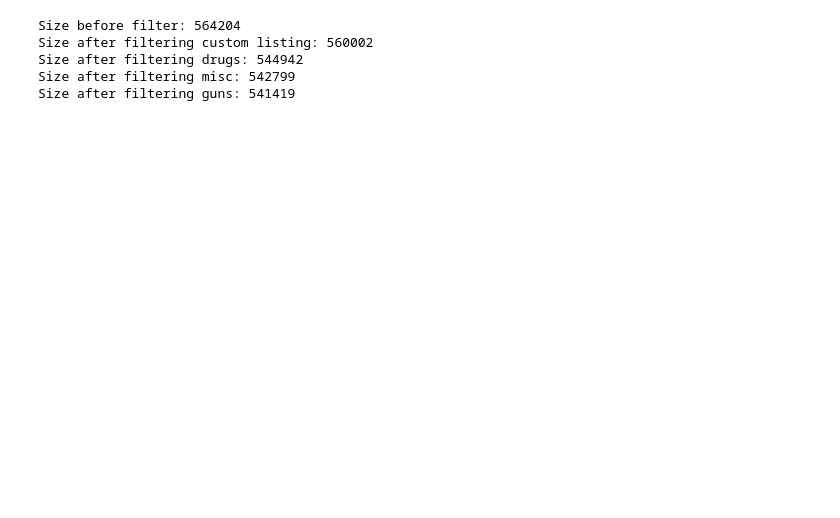
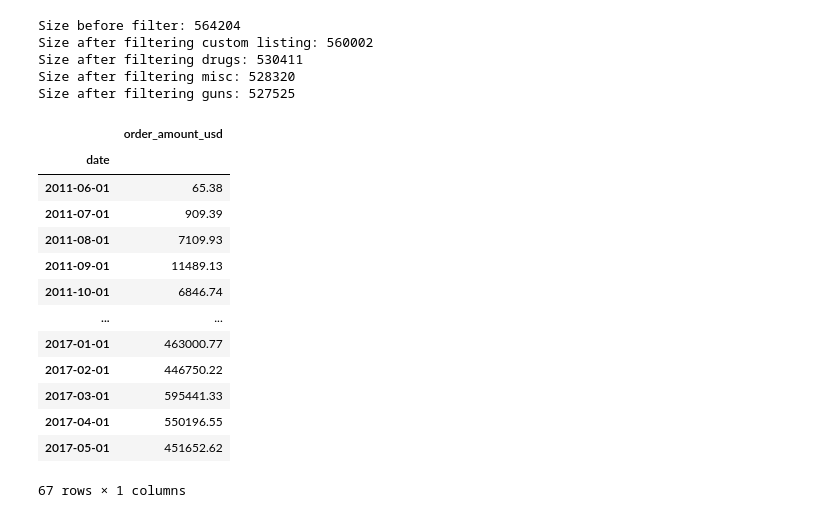
Before and after one commit to x0rz3q/WM0824TU, a Jupyter notebook: src/deliverable3/RQ1.ipynb, the cells around one changed output. Saved outputs shown, nothing was run; the diff lists cells and outputs as text; code cells hidden in the pictures; blank space fills up the shorter version.

```diff
--- a/src/deliverable3/RQ1.ipynb
+++ b/src/deliverable3/RQ1.ipynb
@@ -37,7 +38,10 @@ class Filter:
         df_drug_related_items = dfItems[dfItems['title'].str.lower().str.contains('|'.join(drug_keywords))]
         df_drug_items = df_drug_related_items[~df_drug_related_items.index.isin(df_guide_items.index)]
 
-        return dfItems[~dfItems.index.isin(df_drug_items.index)]
+        dfItems = dfItems[~dfItems.index.isin(df_drug_items.index)]
+        dfItems = dfItems[dfItems['category'] != 'other - custom']
+
+        return dfItems
 
     @staticmethod
     def filter_misc(df):
@@ -125,14 +129,30 @@ df = Filter.apply_all_filters(df)
 # %% [output]
 Size before filter: 564204
 Size after filtering custom listing: 560002
-Size after filtering drugs: 544942
-Size after filtering misc: 542799
-Size after filtering guns: 541419
+Size after filtering drugs: 530411
+Size after filtering misc: 528320
+Size after filtering guns: 527525
 # %%
 # Total revenue per month
 df_rev = df[['date', 'order_amount_usd']]
 df_rev = df_rev.sort_values(by='date')
 df_rev['date'] = pd.DatetimeIndex(df_rev['date']).to_period('M')
-df_rev_bydate = df_rev.groupby('date').sum()
-df_rev_bydate.index = df_rev_bydate.index.to_timestamp()
+df_rev_bymonth = df_rev.groupby('date').sum()
+df_rev_bymonth.index = df_rev_bymonth.index.to_timestamp()
+df_rev_bymonth
+# %% [output]
+|  | order_amount_usd |
+| date |  |
+| 2011-06-01 | 65.38 |
+| 2011-07-01 | 909.39 |
+| 2011-08-01 | 7109.93 |
+| 2011-09-01 | 11489.13 |
+| 2011-10-01 | 6846.74 |
+| ... | ... |
+| 2017-01-01 | 463000.77 |
+| 2017-02-01 | 446750.22 |
+| 2017-03-01 | 595441.33 |
+| 2017-04-01 | 550196.55 |
+| 2017-05-01 | 451652.62 |
+67 rows × 1 columns
 # %%
```
Also changed, not shown: parts of 5 cells of this notebook.
